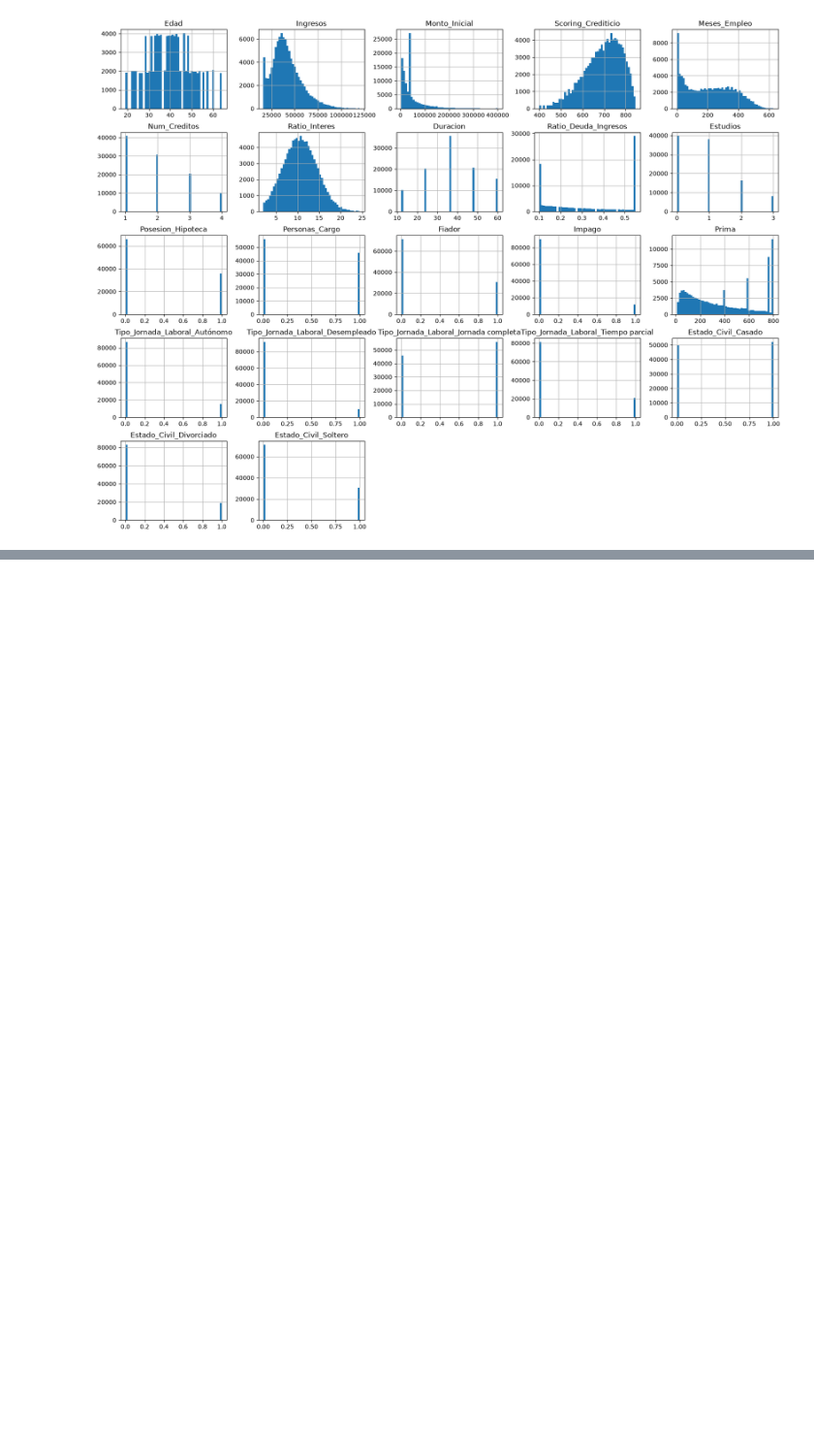
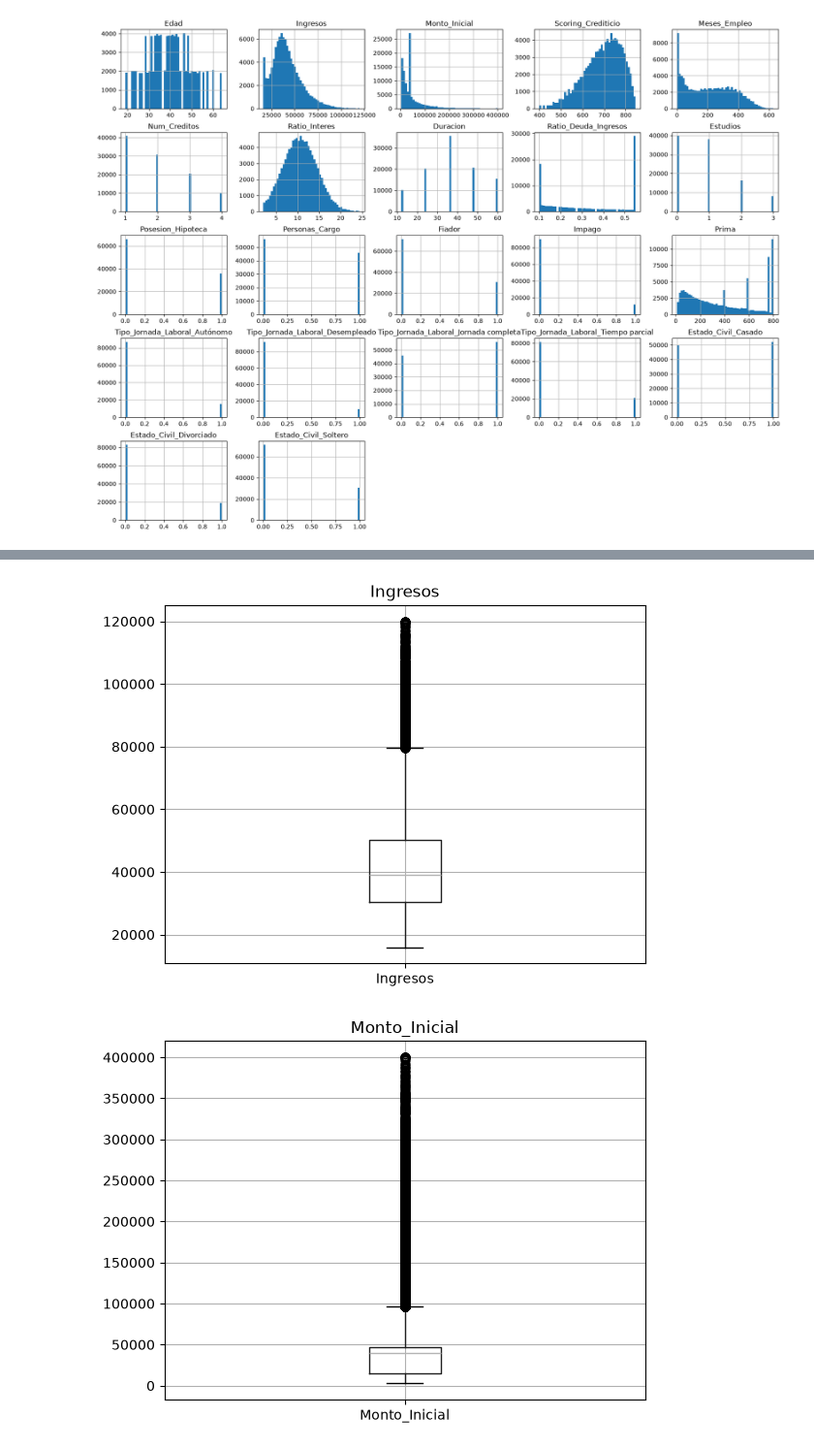
Before and after one commit to Guilleurre/Reto-05-Grupo-Verde-Oscuro, a Jupyter notebook: dataframe filtrado sin nulos sin duplicados y categorizado.ipynb, the cells around one changed output, grey strips where cells are left out. Shown at 97% size. Drawn from its saved outputs; the diff is of its cells as text; code cells hidden in the pictures; blank space fills up the shorter version.

Commit message:
He hecho un analisis viendo los histogramas y además he hecho un boxplot para visualizar mejor las columnas que pueden tener outliers.

```diff
--- a/dataframe filtrado sin nulos sin duplicados y categorizado.ipynb
+++ b/dataframe filtrado sin nulos sin duplicados y categorizado.ipynb
@@ -437,0 +447,10 @@ plt.show()
+# %%
+lista_boxplot = ['Ingresos', 'Monto_Inicial', 'Scoring_Crediticio', 'Meses_Empleo', 'Ratio_Interes', 'Ratio_Deuda_Ingresos', 'Prima']
+# %%
+for col in lista_boxplot:
+    df_filtrado.boxplot(column=col)
+    plt.title(col)
+    plt.show()
+# %% [output]
+[figure, added]
+[figure, added]
```
Also changed, not shown: parts of 3 cells of this notebook.
